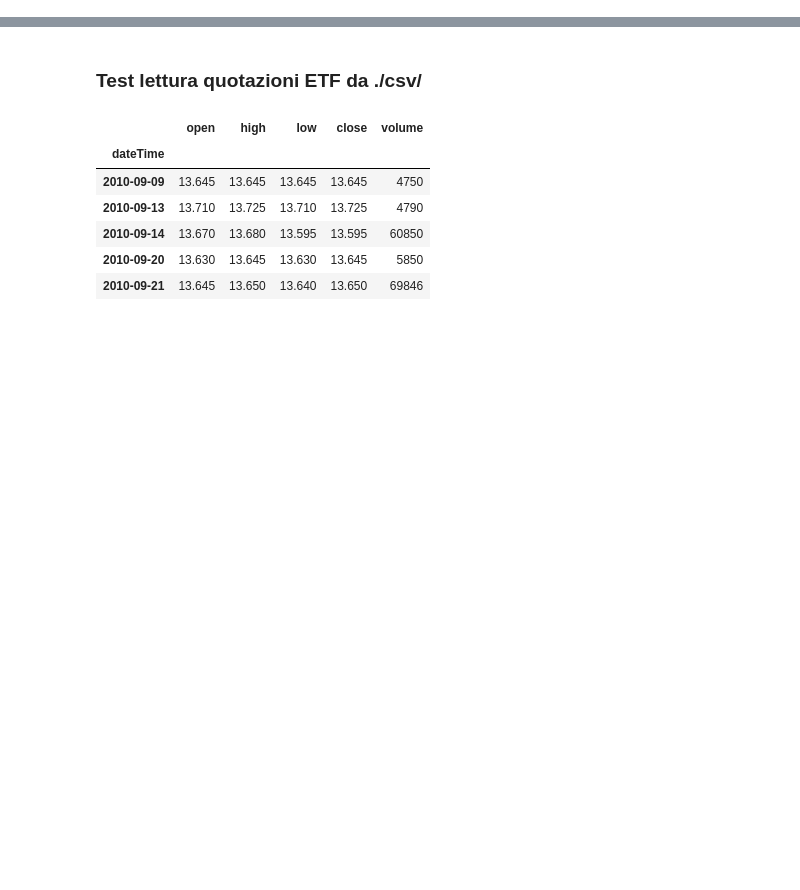
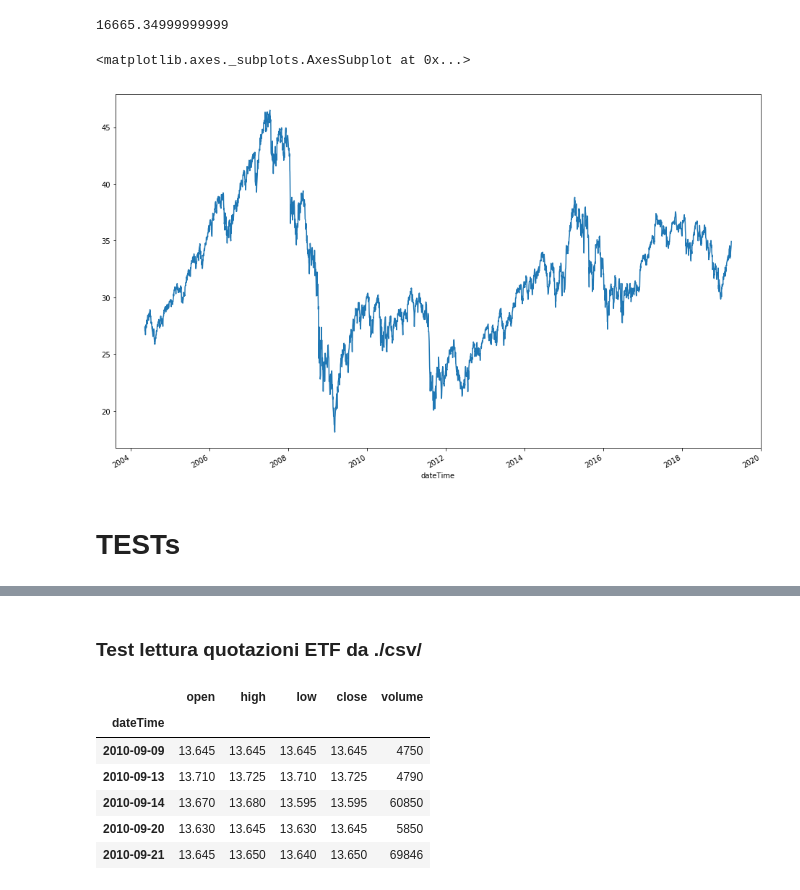
Before and after one commit to zniffur/mytrading, a Jupyter notebook: Clean data.ipynb, the cells around one changed output, grey strips where cells are left out. Saved outputs shown, nothing was run; the diff lists cells and outputs as text; code cells hidden in the pictures; blank space fills up the shorter version.

```diff
--- a/Clean data.ipynb
+++ b/Clean data.ipynb
@@ -19,0 +171,22 @@ EXT = '.csv'
+# %%
+df2.volAvg.quantile(q=0.85)
+# %% [output]
+16665.34999999999
+# %%
+tickers = ['EUE.MI']
+# %%
+ticker_file = WORKDIR + tickers[0] + EXT
+
+#df = pd.read_csv(ticker_file, index_col=1, parse_dates=True)
+df = pd.read_csv(ticker_file, usecols=[1,2,3,4,5,6], index_col=0, parse_dates=True, dayfirst=True)
+# %%
+df.loc['2018-11-21','high'] = 31.98
+df.loc['2018-11-21','low'] = 31.69
+df.loc['2018-11-21','close'] = 31.96
+# %%
+df.close.plot(figsize=(16, 10))
+# %% [output]
+<matplotlib.axes._subplots.AxesSubplot at 0x...>
+[figure, added]
+# %% [markdown]
+# TESTs
```
Also changed, not shown: parts of 47 cells of this notebook, 1 other file.
